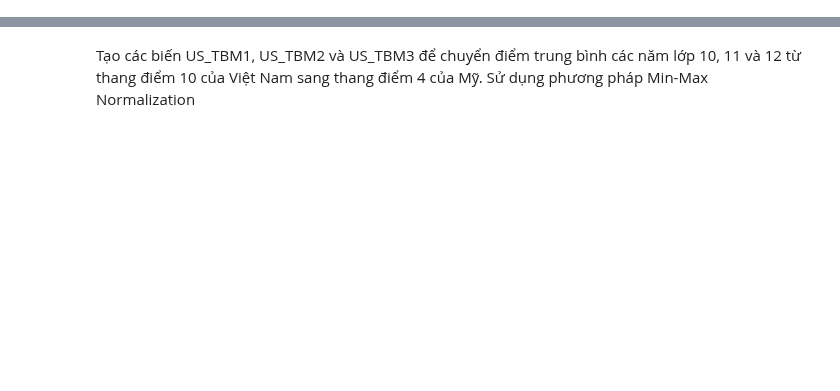
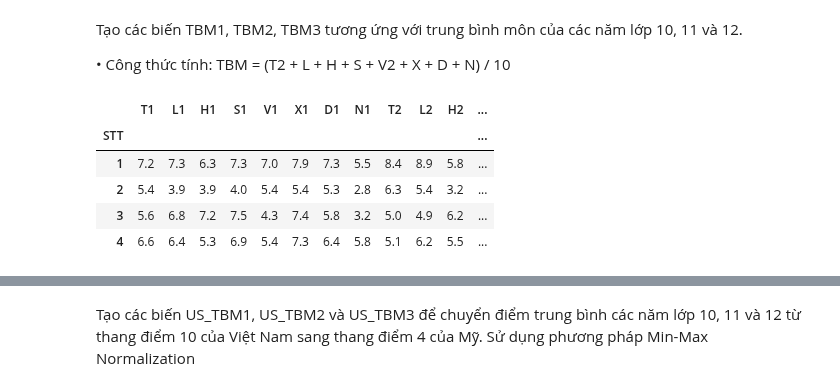
Before and after one commit to trinhvanypro1/-DataAnalystDeepLearning, a Jupyter notebook: Lap1.ipynb, the cells around one changed output, grey strips where cells are left out. Drawn from its saved outputs; the diff is of its cells as text; code cells hidden in the pictures; blank space fills up the shorter version.

```diff
--- a/Lap1.ipynb
+++ b/Lap1.ipynb
@@ -194,0 +3,4 @@ data
+# %%
+import pandas as pd
+data_XT = pd.read_csv('https://raw.githubusercontent.com/huynhhoc/DataAnalystDeepLearning/main/Data/dulieuxettuyendaihoc.csv', index_col='STT')
+data_XT.head(3)
@@ -194,0 +89,4 @@ data
+# %% [markdown]
+Tạo các biến TBM1, TBM2, TBM3 tương ứng với trung bình môn của các năm lớp 10, 11 và 12.
+
+• Công thức tính: TBM = (T2 + L + H + S + V2 + X + D + N) / 10
@@ -194,0 +96,9 @@ data
+# %%
+data_XT.head(4)
+# %% [output]
+|  | T1 | L1 | H1 | S1 | V1 | X1 | D1 | N1 | T2 | L2 | H2 | ... |
+| STT |  |  |  |  |  |  |  |  |  |  |  | ... |
+| 1 | 7.2 | 7.3 | 6.3 | 7.3 | 7.0 | 7.9 | 7.3 | 5.5 | 8.4 | 8.9 | 5.8 | ... |
+| 2 | 5.4 | 3.9 | 3.9 | 4.0 | 5.4 | 5.4 | 5.3 | 2.8 | 6.3 | 5.4 | 3.2 | ... |
+| 3 | 5.6 | 6.8 | 7.2 | 7.5 | 4.3 | 7.4 | 5.8 | 3.2 | 5.0 | 4.9 | 6.2 | ... |
+| 4 | 6.6 | 6.4 | 5.3 | 6.9 | 5.4 | 7.3 | 6.4 | 5.8 | 5.1 | 6.2 | 5.5 | ... |
```
Also changed, not shown: parts of 41 cells of this notebook.
